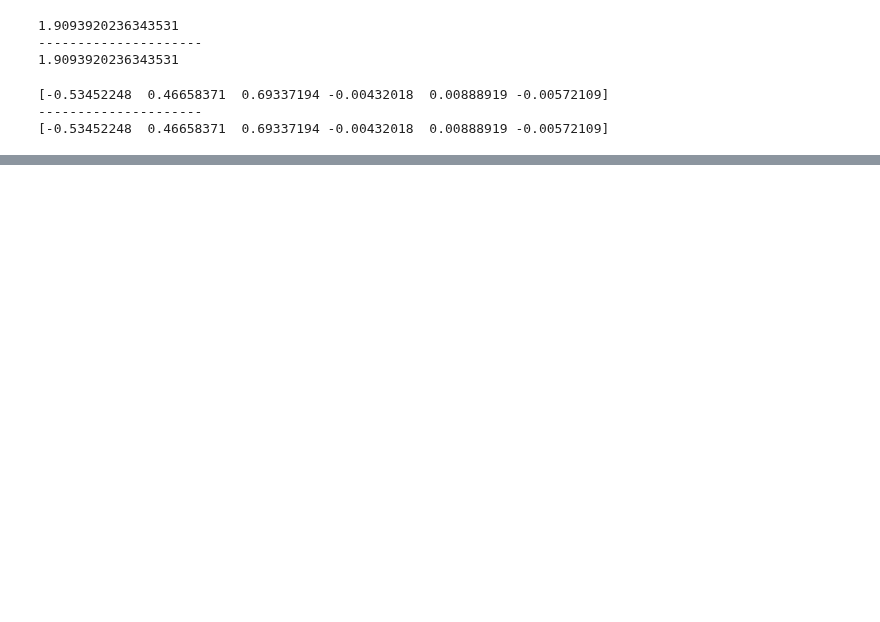
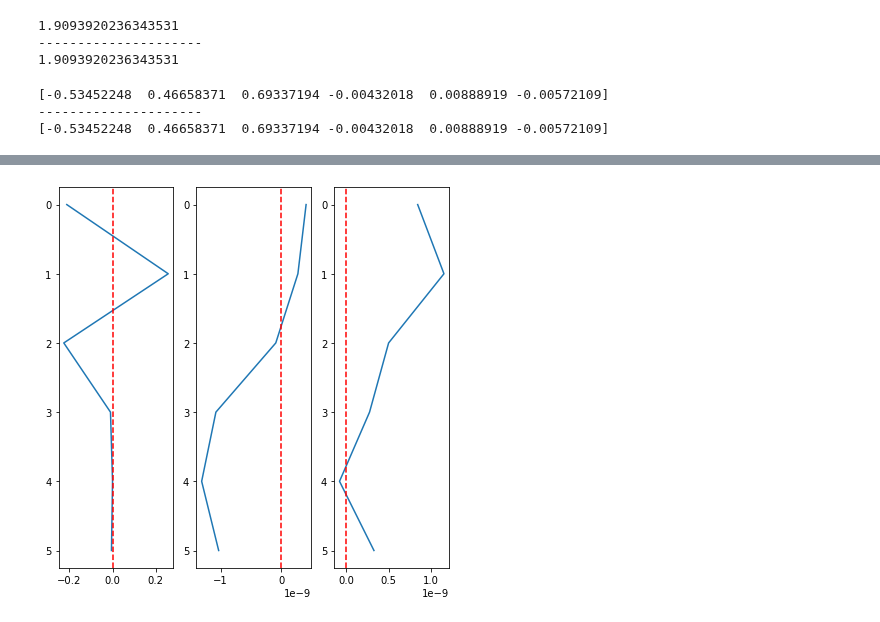
Before and after one commit to kaje2301/Master_2022, a Jupyter notebook: test_PCz-Copy1.ipynb, the cells around one changed output, grey strips where cells are left out. Saved outputs shown, nothing was run; the diff lists cells and outputs as text; code cells hidden in the pictures; blank space fills up the shorter version.

```diff
--- a/test_PCz-Copy1.ipynb
+++ b/test_PCz-Copy1.ipynb
@@ -169,0 +202,16 @@ print(vectors_[0])
+# %%
+fig, (ax1,ax2, ax3) = plt.subplots(1,3,figsize = (7,7))
+
+ax1.plot(vectors_[0]*np.sqrt(values_[0]),level)
+ax1.axvline(0, color='r', linestyle = '--')
+ax1.invert_yaxis()
+
+ax2.plot(vectors_[1]*np.sqrt(values_[1]),level)
+ax2.axvline(0, color='r', linestyle = '--')
+ax2.invert_yaxis()
+
+ax3.plot(vectors_[2]*np.sqrt(values_[2]),level)
+ax3.axvline(0, color='r', linestyle = '--')
+ax3.invert_yaxis()
+# %% [output]
+[figure, added]
```
Also changed, not shown: parts of 13 cells of this notebook, 2 other files.
